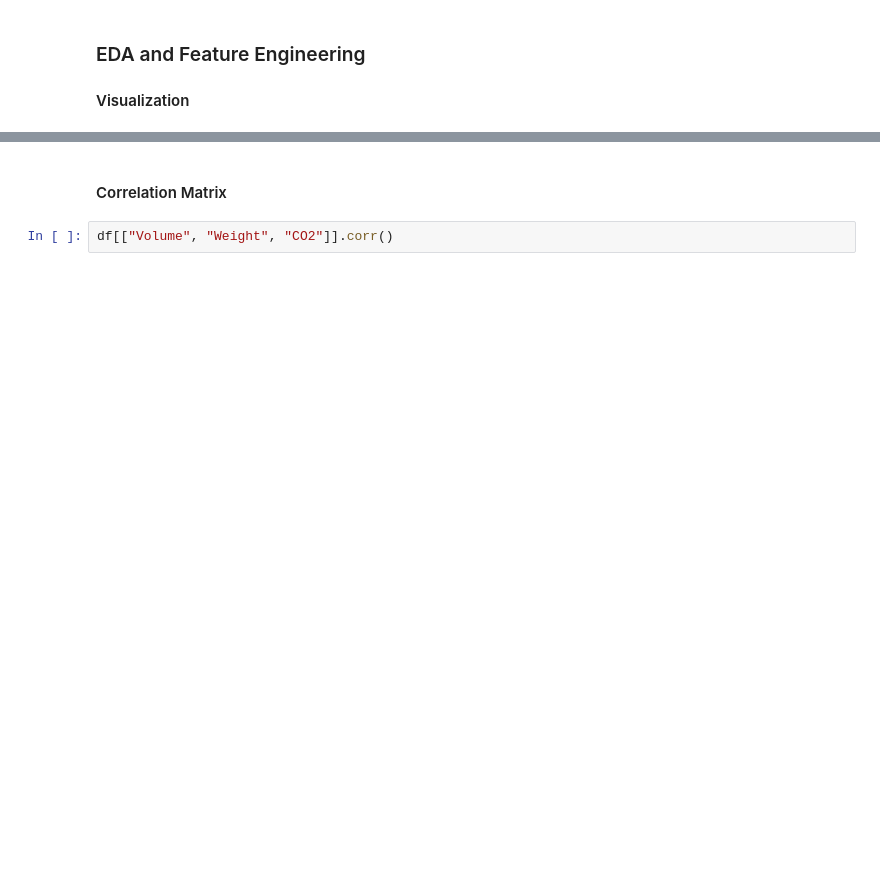
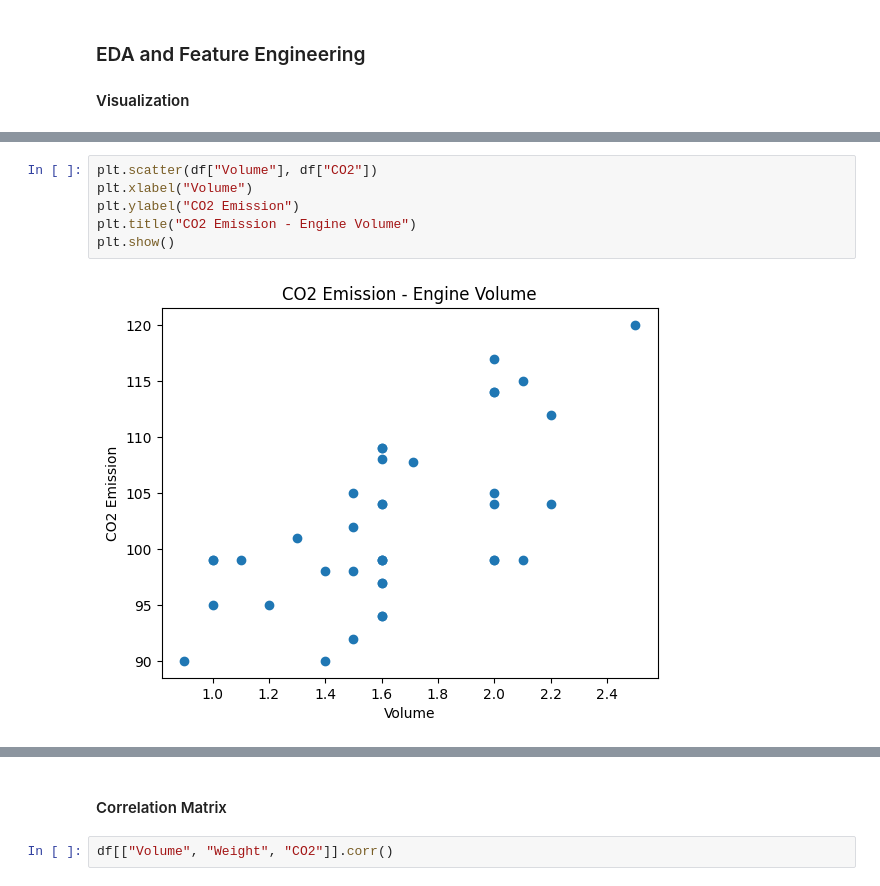
Before and after one commit to AmirhosseinMuhammadi/machine-learning-course, a Jupyter notebook: notebooks/chapter_03_linearity.ipynb, the cells around one changed output, grey strips where cells are left out. Cells and saved outputs as stored; diff of their text form; blank space fills up the shorter version.

```diff
--- a/notebooks/chapter_03_linearity.ipynb
+++ b/notebooks/chapter_03_linearity.ipynb
@@ -237,0 +287,8 @@ plt.show()
+# %%
+plt.scatter(df["Volume"], df["CO2"])
+plt.xlabel("Volume")
+plt.ylabel("CO2 Emission")
+plt.title("CO2 Emission - Engine Volume")
+plt.show()
+# %% [output]
+[figure, added]
```
Also changed, not shown: parts of 29 cells of this notebook, 2 other files.
